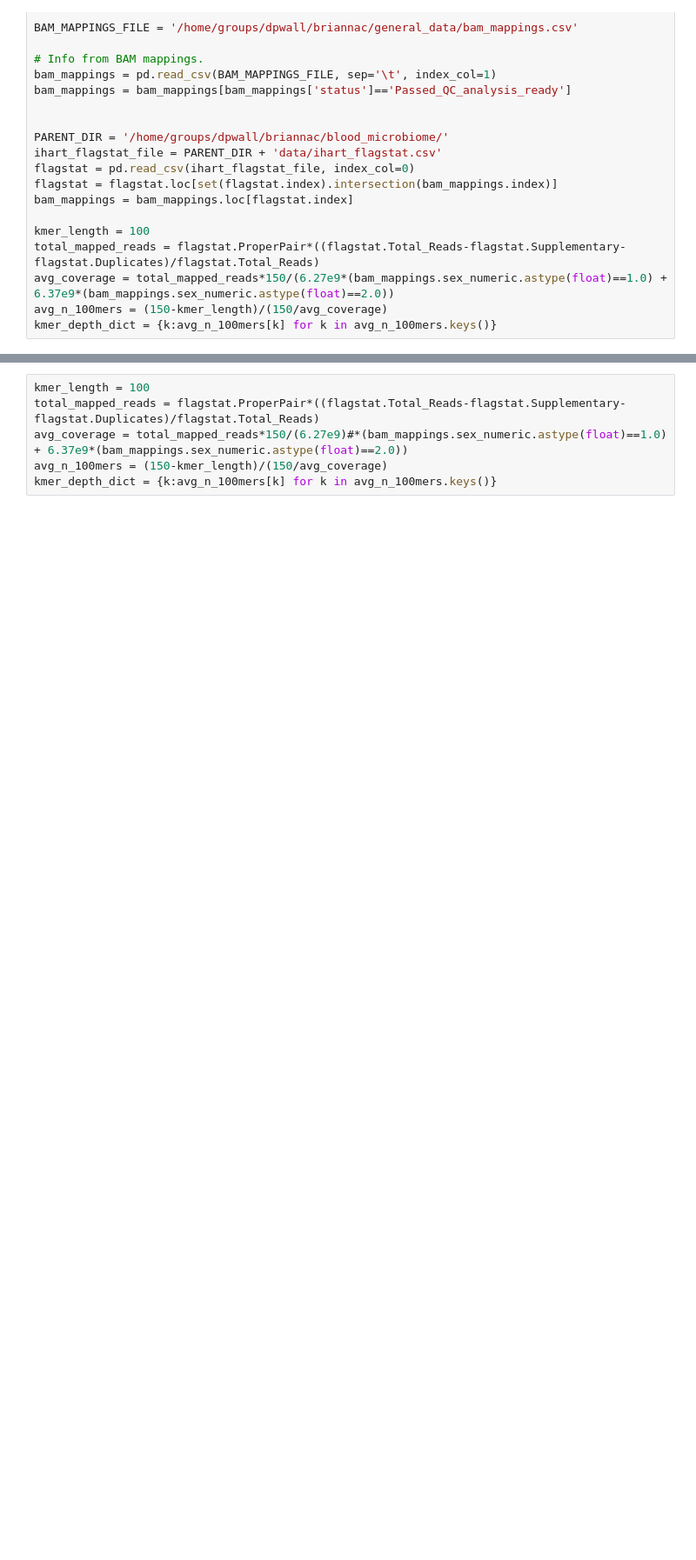
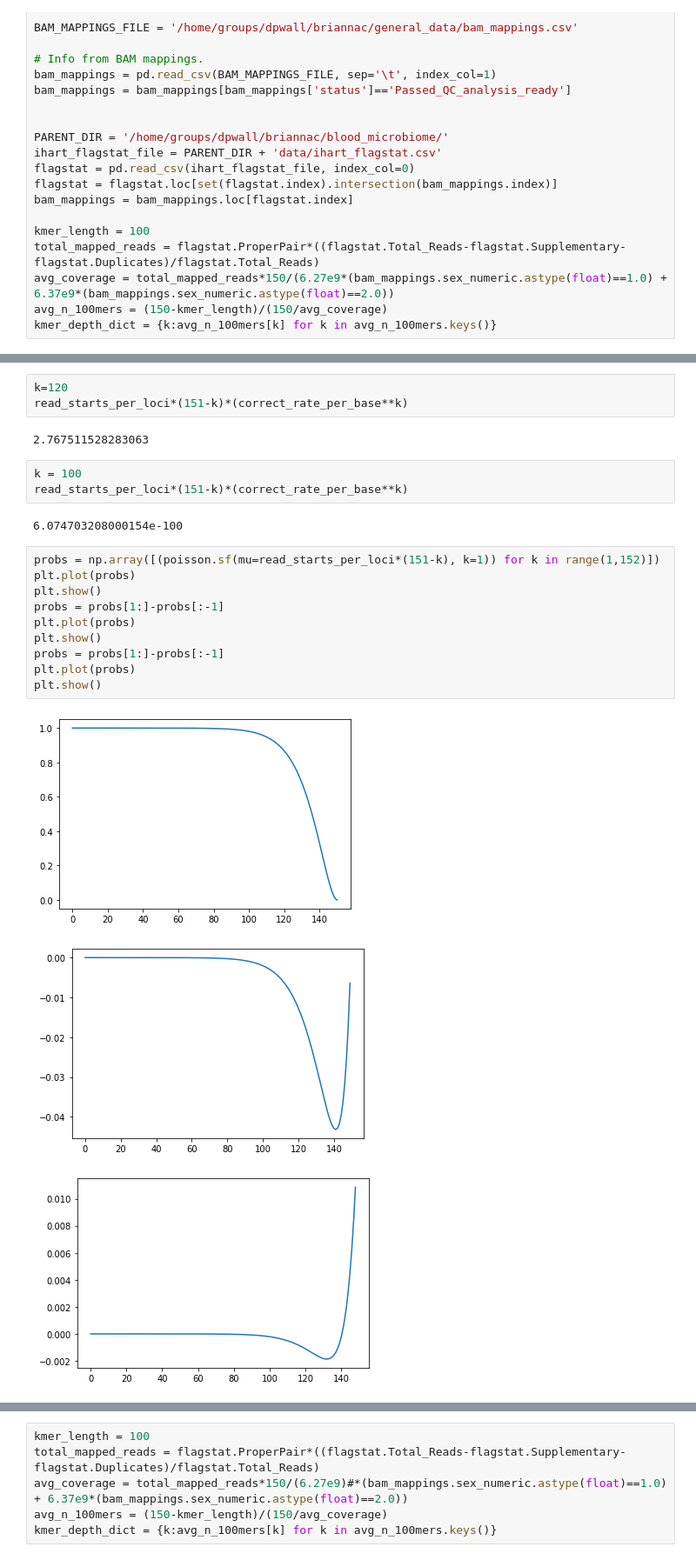
Before and after one commit to briannachrisman/alt_haplotypes, a Jupyter notebook: src/collect_kmers/kmer_approx.ipynb, the cells around one changed output, grey strips where cells are left out. Shown at 87% size. Cells and saved outputs as stored; diff of their text form; blank space fills up the shorter version.

```diff
--- a/src/collect_kmers/kmer_approx.ipynb
+++ b/src/collect_kmers/kmer_approx.ipynb
@@ -75,0 +122,24 @@ kmer_depth_dict
+# %%
+k=120
+read_starts_per_loci*(151-k)*(correct_rate_per_base**k)
+# %% [output]
+2.767511528283063
+# %%
+k = 100
+read_starts_per_loci*(151-k)*(correct_rate_per_base**k)
+# %% [output]
+6.074703208000154e-100
+# %%
+probs = np.array([(poisson.sf(mu=read_starts_per_loci*(151-k), k=1)) for k in range(1,152)])
+plt.plot(probs)
+plt.show()
+probs = probs[1:]-probs[:-1]
+plt.plot(probs)
+plt.show()
+probs = probs[1:]-probs[:-1]
+plt.plot(probs)
+plt.show()
+# %% [output]
+[figure, added]
+[figure, added]
+[figure, added]
```
Also changed, not shown: parts of 22 cells of this notebook, 41 other files.
